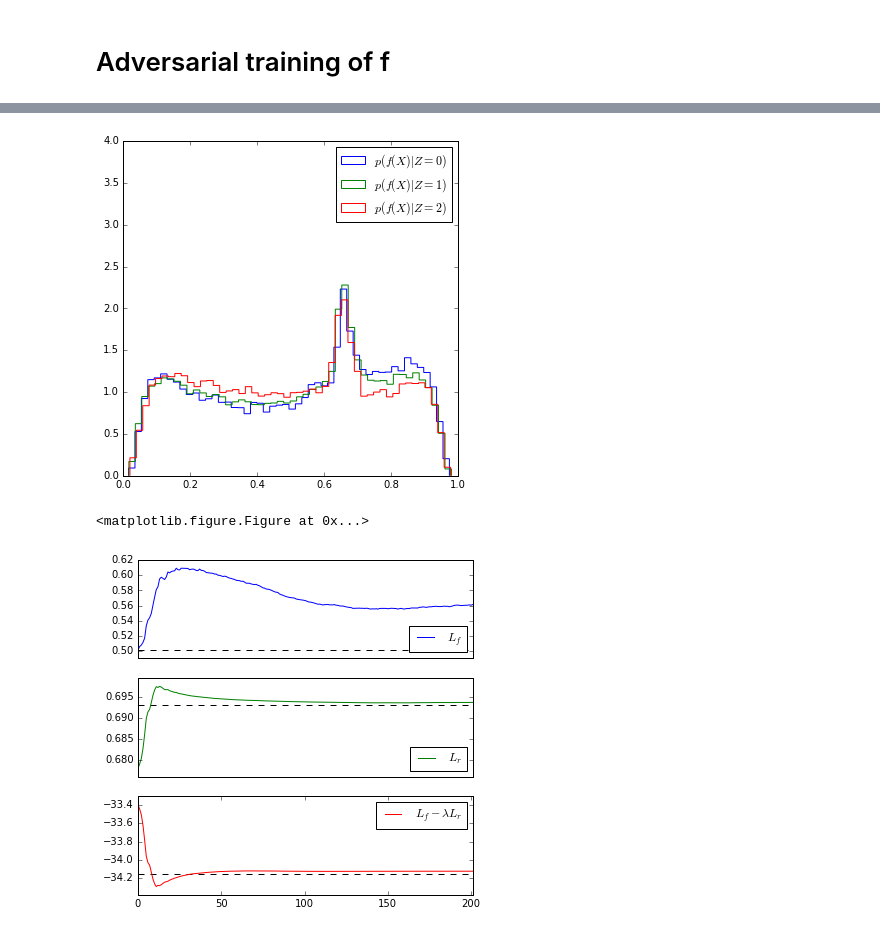
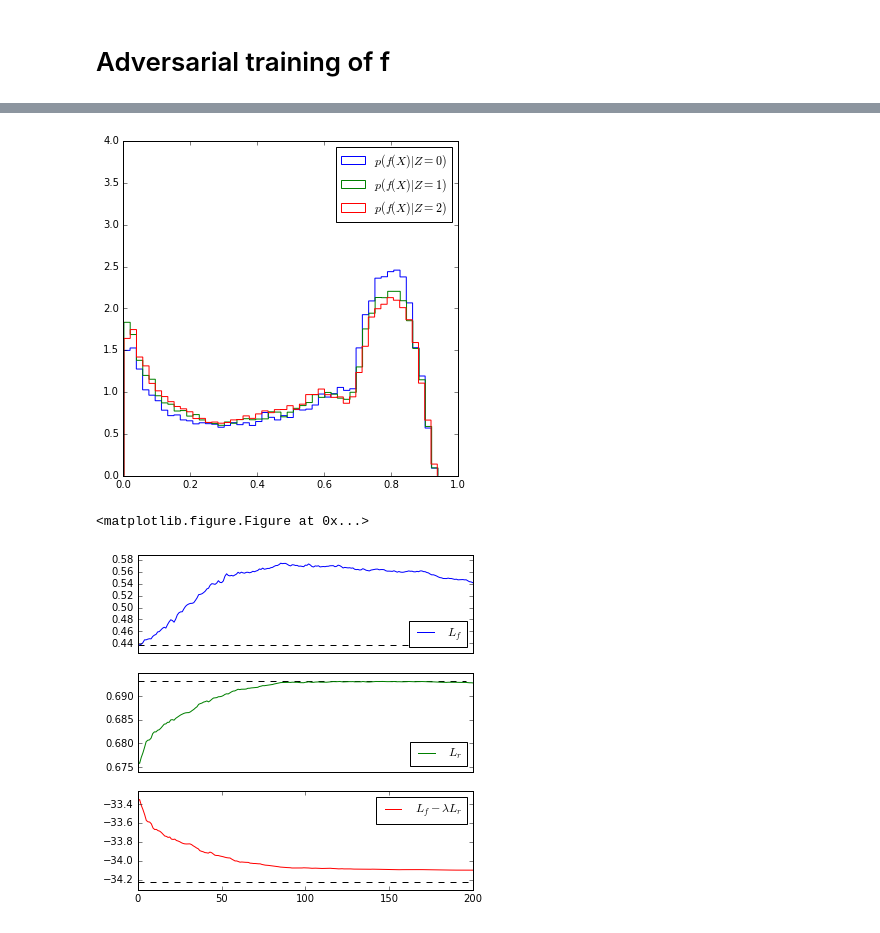
Before and after one commit to glouppe/paper-learning-to-pivot, a Jupyter notebook: code/Toy.ipynb, the cells around one changed output, grey strips where cells are left out. Cells and saved outputs as stored; diff of their text form; code cells hidden in the pictures.

```diff
--- a/code/Toy.ipynb
+++ b/code/Toy.ipynb
@@ -443,7 +443,7 @@ print(mean_entropy_f)
 np.random.seed = 777
 from carl.distributions import Mixture, MultivariateNormal, Uniform
 
-p0 = MultivariateNormal(mu=np.array([0., 0.]), sigma=np.eye(2))
+p0 = MultivariateNormal(mu=np.array([0., 0.]), sigma=np.array([[1., -0.5], [-0.5, 1.]]))
 p1 = MultivariateNormal(mu=np.array([1., 0.]), sigma=np.eye(2))
 pz = Uniform(low=0, high=2.0)
 # %%
@@ -720,7 +720,7 @@ losses = {"L_f": [], "L_r": [], "L_f - L_r": []}
 # %%
 batch_size = 128
 
-for i in range(201):
+for i in range(301):
     l = DRf.evaluate(X_valid, [y_valid, z_valid], verbose=0)
     losses["L_f - L_r"].append(l[0][None][0])
     losses["L_f"].append(l[1][None][0])
@@ -756,13 +755,13 @@ plt.ylim(0,4)
 plt.savefig("f-adversary.pdf")
 plt.show()
 # %% [output]
-[figure, old version]
+[figure, new version]
 # %%
 def plot_losses_final(losses):
     display.clear_output(wait=True)
     display.display(plt.gcf())
 
-    n_iter = len(np.array(losses["L_f"]))-1
+    n_iter = 200 #len(np.array(losses["L_f"]))-1
 
     ax1 = plt.subplot(311)
     values = np.array(losses["L_f"])
@@ -780,34 +779,34 @@ def plot_losses_final(losses):
     ax2 = plt.subplot(312, sharex=ax1)
     values = np.array(losses["L_r"]) / lam
     plt.plot(range(len(values)), values, label=r"$L_r$", color="green")
     plt.hlines(min_Lr, 0, n_iter, linestyles="dashed")
     low = min(min_Lr, values.min())
     high = max(min_Lr, values.max())
     #high = high - (high-low) * 0.1
     low, high = low - (high-low)*0.1, high + (high-low)*0.1
     plt.ylim(low, high)
     plt.legend(loc="lower right")
 
     ax3 = plt.subplot(313)
     values = np.array(losses["L_f - L_r"])
     plt.plot(range(len(values)), values, label=r"$L_f - \lambda L_r$", color="red")
     plt.hlines(min_Lf - lam*min_Lr, 0, n_iter, linestyles="dashed")
     low = min(min_Lf - lam*min_Lr, values.min())
     high = max(min_Lf - lam*min_Lr, values.max())
     #low = low + (high-low) * 0.5
     low, high = low - (high-low)*0.1, high + (high-low)*0.1
     plt.ylim(low, high)
     plt.xlim(0, n_iter)
     plt.legend(loc="upper right")
 
     plt.savefig("training.pdf")
 
     plt.show()
 
 plot_losses_final(losses)
 # %% [output]
 <matplotlib.figure.Figure at 0x...>
-[figure, old version]
+[figure, new version]
 # %%
 from matplotlib.mlab import griddata
 
```
Also changed, not shown: parts of 12 cells of this notebook, 7 other files.
